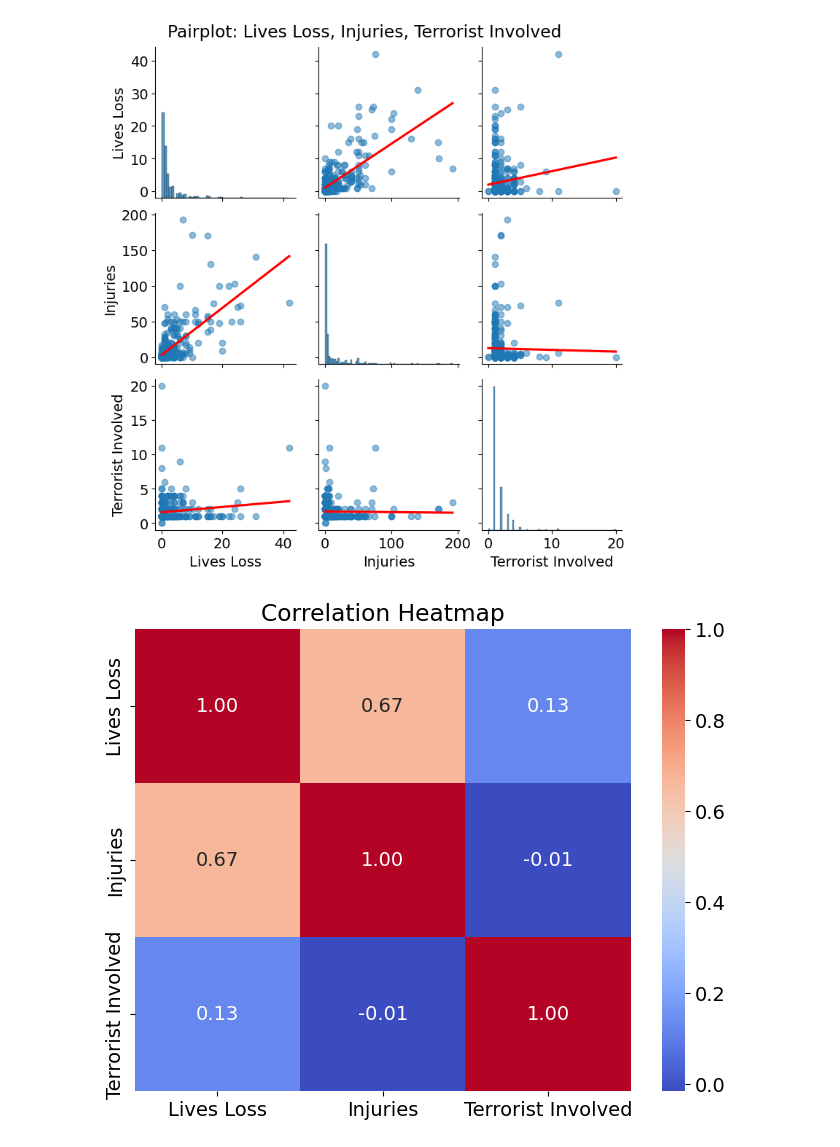
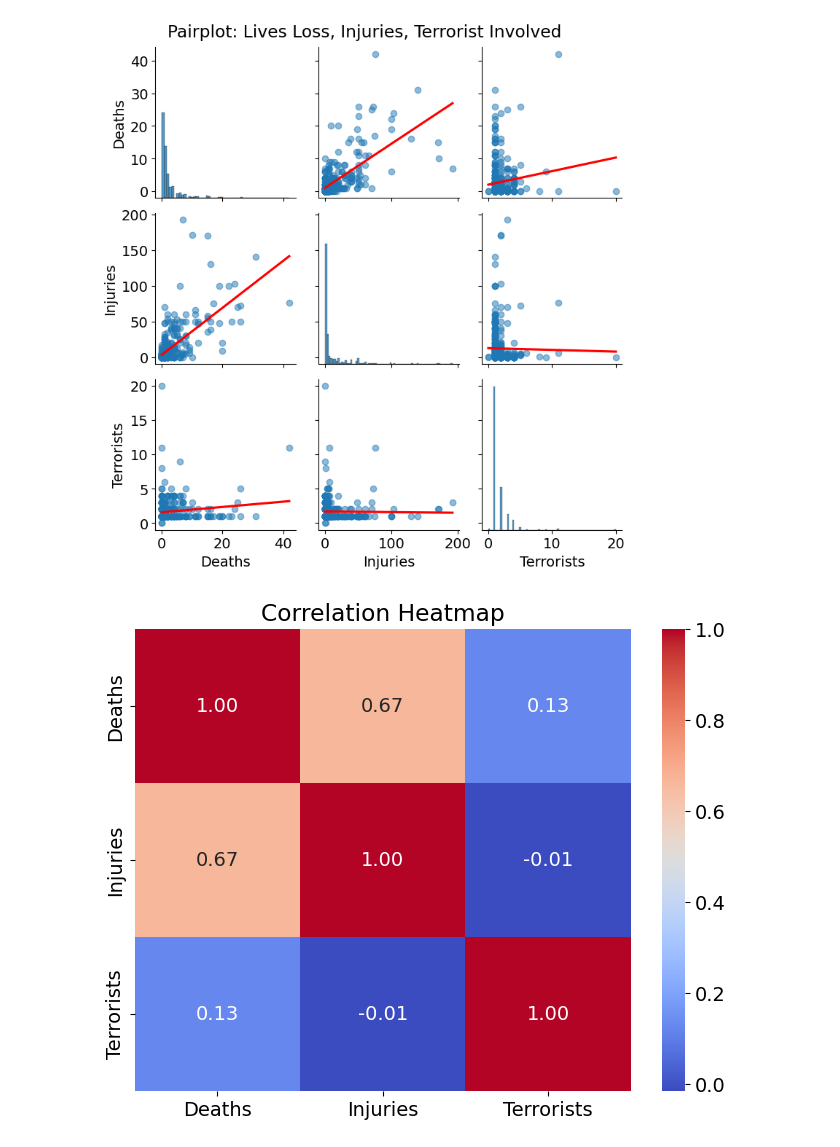
Before and after one commit to Yarin-Shohat/Terror-Attacks-Visualization, a Jupyter notebook: First Visualizations/עיצובים_חלופיים_מטלה_2.ipynb, the cells around one changed output. Drawn from its saved outputs; the diff is of its cells as text; code cells hidden in the pictures.

```diff
--- a/First Visualizations/עיצובים_חלופיים_מטלה_2.ipynb
+++ b/First Visualizations/עיצובים_חלופיים_מטלה_2.ipynb
@@ -36,8 +36,8 @@ def filter_dataframe(df):
     # Rename columns
     filtered_df = filtered_df.rename(
         columns={
-            'nperps': 'Terrorist Involved',
-            'nkill': 'Lives Loss',
+            'nperps': 'Terrorists',
+            'nkill': 'Deaths',
             'nwound': 'Injuries'
         }
     )
@@ -62,7 +62,7 @@ def plot_pairplot(df):
     df (pd.DataFrame): The input DataFrame with the columns ('Lives Loss', 'Injuries', 'Terrorist Involved').
     """
     # Define the order of columns
-    reordered_columns = ['Lives Loss', 'Injuries', 'Terrorist Involved']
+    reordered_columns = ['Deaths', 'Injuries', 'Terrorists']
     plt.rcParams['font.size'] = 14  # Set the desired font size
 
     # Plot the pairplot with the reordered columns
@@ -82,14 +82,14 @@ def plot_pairplot(df):
 # Call the function with the reordered columns
 plot_pairplot(data)
 # %% [output]
-[figure, old version]
+[figure, new version]
 # %%
 # Heatmap of correlations between 'Terrorist Involved', 'Lives Loss', and 'Injuries'
-correlation_matrix = data[['Lives Loss', 'Injuries', 'Terrorist Involved']].corr()
+correlation_matrix = data[['Deaths', 'Injuries', 'Terrorists']].corr()
 
 plt.figure(figsize=(8, 6))
 sns.heatmap(correlation_matrix, annot=True, cmap='coolwarm', fmt='.2f', cbar=True)
 plt.title('Correlation Heatmap')
 plt.show()
 # %% [output]
-[figure, old version]
+[figure, new version]
```
Also changed, not shown: parts of 1 cell of this notebook, 1 other file.
